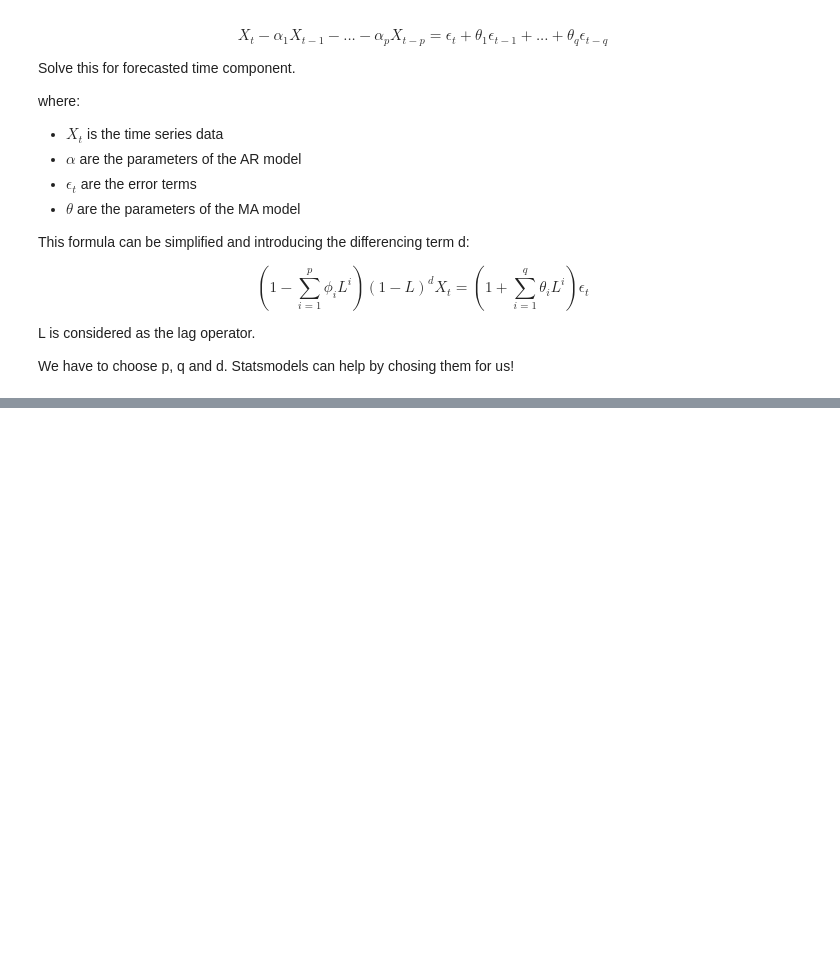
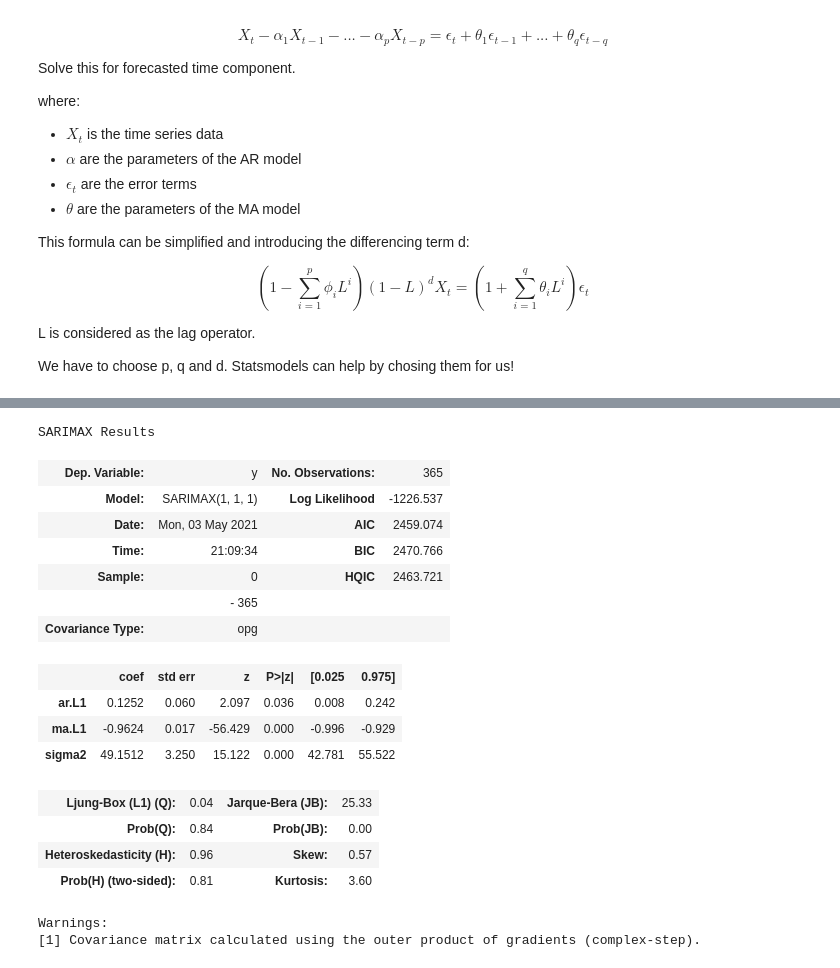
Before and after one commit to kromerh/coincaster, a Jupyter notebook: 04.Analysis/07 ARIMA.ipynb, the cells around one changed output, grey strips where cells are left out. Cells and saved outputs as stored; diff of their text form; code cells hidden in the pictures; blank space fills up the shorter version.

```diff
--- a/04.Analysis/07 ARIMA.ipynb
+++ b/04.Analysis/07 ARIMA.ipynb
@@ -57,0 +181,8 @@ We have to choose p, q and d. Statsmodels can help by chosing them for us!
+# %%
+stepwise_fit = auto_arima(data_births['Births'], start_p=0,
+           start_q=0,
+           max_p=6,
+           max_q=3,
+           seasonal=False,
+           trace=True #trace shows first couple of models
+          )
@@ -57,0 +207,21 @@ We have to choose p, q and d. Statsmodels can help by chosing them for us!
+# %%
+stepwise_fit.summary()
+# %% [output]
+SARIMAX Results
+| Dep. Variable: | y | No. Observations: | 365 |
+| Model: | SARIMAX(1, 1, 1) | Log Likelihood | -1226.537 |
+| Date: | Mon, 03 May 2021 | AIC | 2459.074 |
+| Time: | 21:09:34 | BIC | 2470.766 |
+| Sample: | 0 | HQIC | 2463.721 |
+|  | - 365 |  |  |
+| Covariance Type: | opg |  |  |
+|  | coef | std err | z | P>|z| | [0.025 | 0.975] |
+| ar.L1 | 0.1252 | 0.060 | 2.097 | 0.036 | 0.008 | 0.242 |
+| ma.L1 | -0.9624 | 0.017 | -56.429 | 0.000 | -0.996 | -0.929 |
+| sigma2 | 49.1512 | 3.250 | 15.122 | 0.000 | 42.781 | 55.522 |
+| Ljung-Box (L1) (Q): | 0.04 | Jarque-Bera (JB): | 25.33 |
+| Prob(Q): | 0.84 | Prob(JB): | 0.00 |
+| Heteroskedasticity (H): | 0.96 | Skew: | 0.57 |
+| Prob(H) (two-sided): | 0.81 | Kurtosis: | 3.60 |
+Warnings:
+[1] Covariance matrix calculated using the outer product of gradients (complex-step).
```
Also changed, not shown: parts of 11 cells of this notebook, 1 other file.
